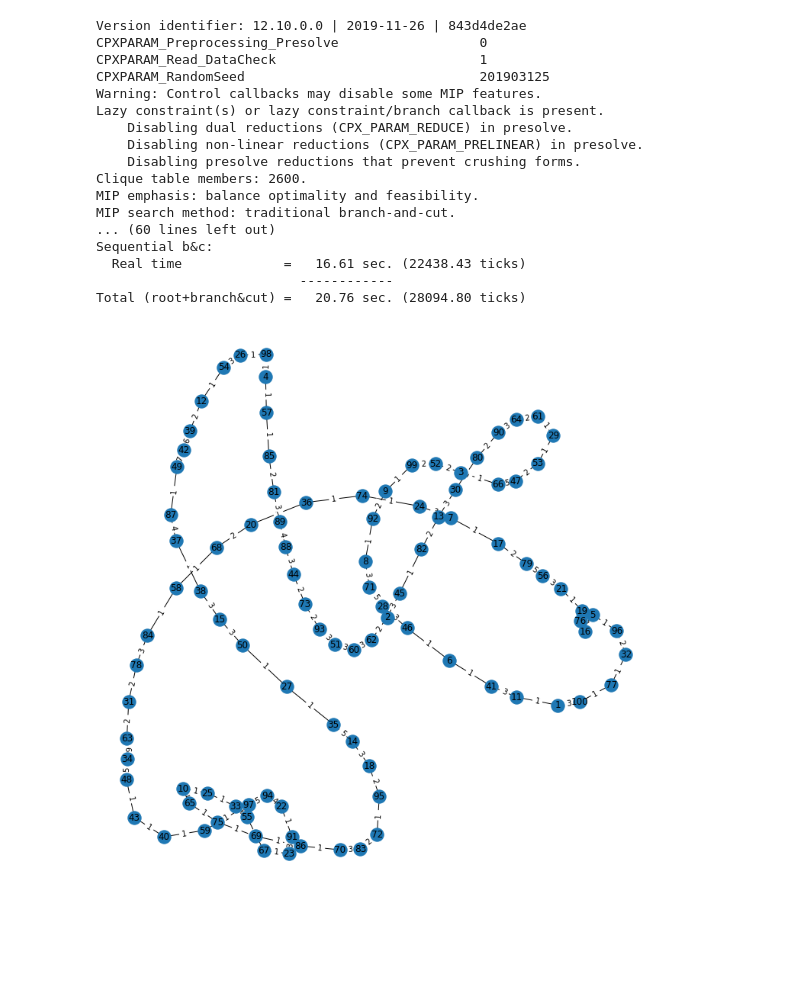
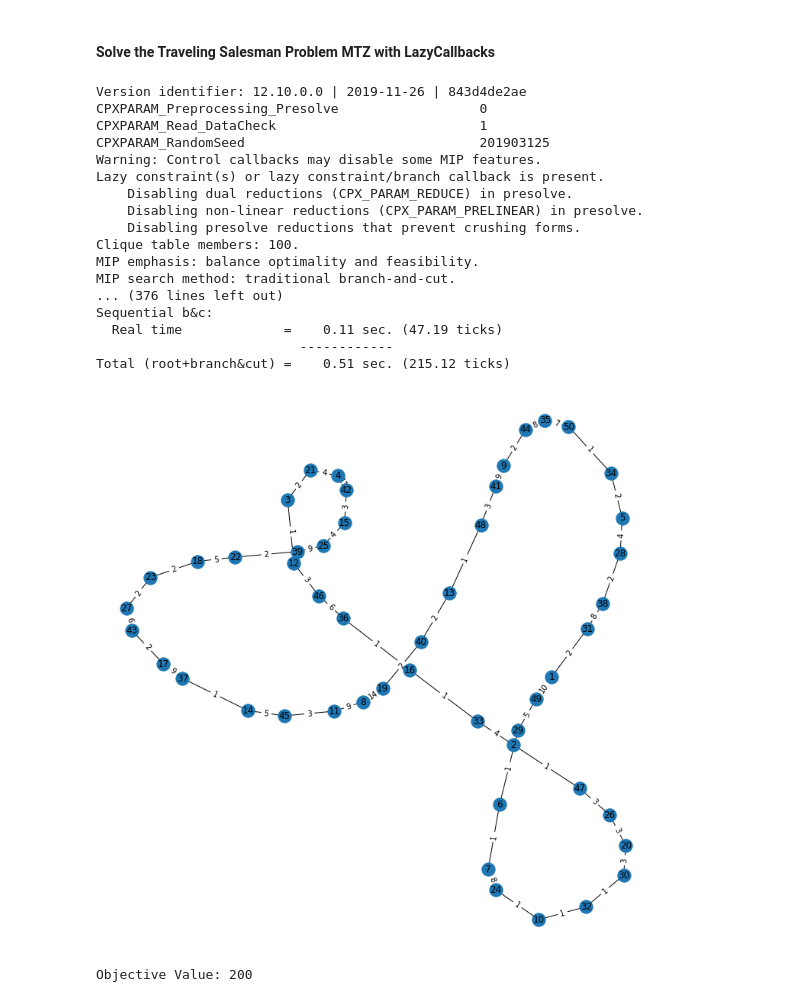
Before and after one commit to RenatoMaynard/TSP-models-and-Algorithms, a Jupyter notebook: TSP Miller–Tucker–Zemlin (MTZ) callbacks formulation.ipynb, the cells around one changed output. Saved outputs shown, nothing was run; the diff lists cells and outputs as text; code cells hidden in the pictures; blank space fills up the shorter version.

```diff
--- a/TSP Miller–Tucker–Zemlin (MTZ) callbacks formulation.ipynb
+++ b/TSP Miller–Tucker–Zemlin (MTZ) callbacks formulation.ipynb
@@ -26,10 +30,6 @@ $u_{i}=\text{keeps track of the order in which the cities are visited, counting
 # %%
-########################################## Import library and model enviroment ############################################
-
 from docplex.mp.model import Model
+import networkx as nx
 import numpy as np
-import networkx as nx
 import matplotlib.pyplot as plt
-
-
-mdl=Model('modelo')
+mdl=Model('MTZ')
@@ -56,5 +70,4 @@ def graphic(x,d,N):
 # %%
-#Create a Random Matrix
-C = np.random.randint(1, 100, size=(100, 100))
+C = np.random.randint(1, 100, size=(50, 50))
 # A_i,i = 0
 np.fill_diagonal(C, 0)
@@ -110,9 +151,11 @@ for i in N:
 for j in N:
     mdl.add_constraint(mdl.sum(x[i,j] for i in N if i!=j)==1)
 # %%
-for i in range(2,n+1):
-    for j in range(2,n+1):
-        if i!=j:
-            if i!=1:
-                mdl.add_constraint(u[i]-u[j]+(n-1)*x[i,j]<=(n-2))
+# for i in range(2,n+1):
+#     for j in range(2,n+1):
+#         if i!=j:
+#             if i!=1:
+#                 mdl.add_constraint(u[i]-u[j]+(n-1)*x[i,j]<=(n-2))
+# %% [markdown]
+#### Solve the Traveling Salesman Problem MTZ with LazyCallbacks
 # %%
@@ -124,27 +172,27 @@ mdl.parameters.preprocessing.presolve = 0
 # %%
-solution = mdl.solve(log_output=True)
-#print(mdl.export_to_string())
-#valor_objetivo = mdl.solution.get_objective_value()
-x=solution.get_value_dict(x, keep_zeros=True, precision=1)
-graphic(x,C,N)
-
-#print("Objective Value:",valor_objetivo)
+solution = mdl.solve(log_output=True) # Solve the TSP problem
+#print(mdl.export_to_string()) # Export the model to String
+valor_objetivo = mdl.solution.get_objective_value() # Get the objective value of the final solution
+x=solution.get_value_dict(x, keep_zeros=True, precision=1) # Update the 'x' dictionary with zero-valued variables
+graphic(x,C,N) # Visualize the final solution
+print("Objective Value:",valor_objetivo) # Print the objective value
 # %% [output]
 Version identifier: 12.10.0.0 | 2019-11-26 | 843d4de2ae
 CPXPARAM_Preprocessing_Presolve                  0
 CPXPARAM_Read_DataCheck                          1
 CPXPARAM_RandomSeed                              201903125
 Warning: Control callbacks may disable some MIP features.
 Lazy constraint(s) or lazy constraint/branch callback is present.
     Disabling dual reductions (CPX_PARAM_REDUCE) in presolve.
     Disabling non-linear reductions (CPX_PARAM_PRELINEAR) in presolve.
     Disabling presolve reductions that prevent crushing forms.
-Clique table members: 2600.
+Clique table members: 100.
 MIP emphasis: balance optimality and feasibility.
 MIP search method: traditional branch-and-cut.
-... (60 lines left out)
+... (376 lines left out)
 Sequential b&c:
-  Real time             =   16.61 sec. (22438.43 ticks)
+  Real time             =    0.11 sec. (47.19 ticks)
                           ------------
-Total (root+branch&cut) =   20.76 sec. (28094.80 ticks)
+Total (root+branch&cut) =    0.51 sec. (215.12 ticks)
-[figure, old version]
+[figure, new version]
+Objective Value: 200
```
Also changed, not shown: parts of 24 cells of this notebook, 1 other file.
